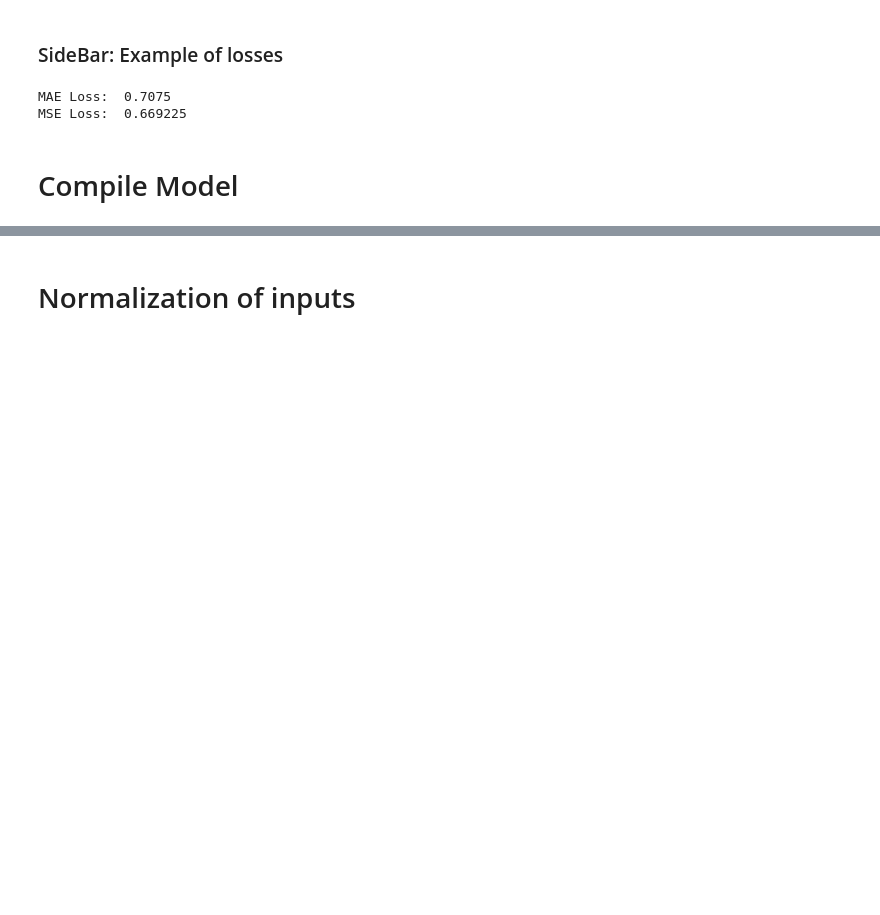
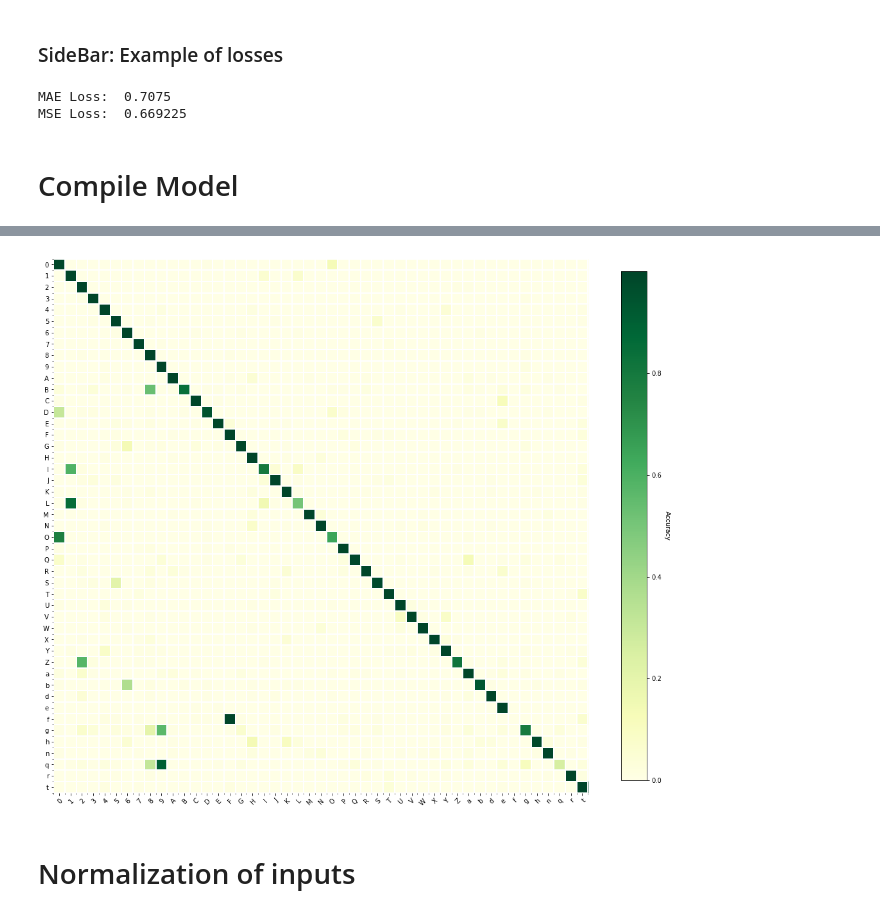
Before and after one commit to PacktPublishing/Hands-On-Deep-Learning-for-Mobile, a Jupyter notebook: Chapter1/emnist_fc_net.ipynb, the cells around one changed output, grey strips where cells are left out. Cells and saved outputs as stored; diff of their text form; code cells hidden in the pictures; blank space fills up the shorter version.

```diff
--- a/Chapter1/emnist_fc_net.ipynb
+++ b/Chapter1/emnist_fc_net.ipynb
@@ -154,0 +182,9 @@ model.evaluate(test['features'], tf.one_hot(test['labels'], 47))
+# %%
+from sklearn.metrics import classification_report, confusion_matrix  # sklearn has pre-built modules
+
+predictions = model.predict_on_batch(test['features'])  # generates a probability for each label
+y_pred = np.argmax(predictions, axis=1)  # choose the one with the highest value as the output label
+
+print('Confusion Matrix')
+confusion = confusion_matrix(test['labels'], y_pred)
+print(confusion)
@@ -155,3 +200,34 @@ model.evaluate(test['features'], tf.one_hot(test['labels'], 47))
+# %%
+fig, ax = plt.subplots(figsize=(15, 15))
+im = ax.imshow(keras.utils.normalize(confusion), cmap="YlGn")
+
+# Create colorbar
+cbar = ax.figure.colorbar(im, ax=ax, shrink=0.75)
+cbar.ax.set_ylabel("Accuracy", rotation=-90, va="bottom")
+
+# We want to show all ticks...
+ax.set_xticks(np.arange(47))
+ax.set_yticks(np.arange(47))
+# ... and label them with the respective list entries
+ax.set_xticklabels(list(labels.values()))
+ax.set_yticklabels(list(labels.values()))
+
+# Rotate the tick labels and set their alignment.
+plt.setp(ax.get_xticklabels(), rotation=45, ha="right",
+         rotation_mode="anchor")
+
+# Turn spines off and create white grid.
+for edge, spine in ax.spines.items():
+    spine.set_visible(False)
+ax.set_xticks(np.arange(47+1)-.5, minor=True)
+ax.set_yticks(np.arange(47+1)-.5, minor=True)
+ax.grid(which="minor", color="w", linestyle='-', linewidth=2)
+
+fig.tight_layout()
+
+plt.show()
+# %% [output]
+[figure, added]
 # %% [markdown]
 # Normalization of inputs
 # %%
```
Also changed, not shown: parts of 6 cells of this notebook.
